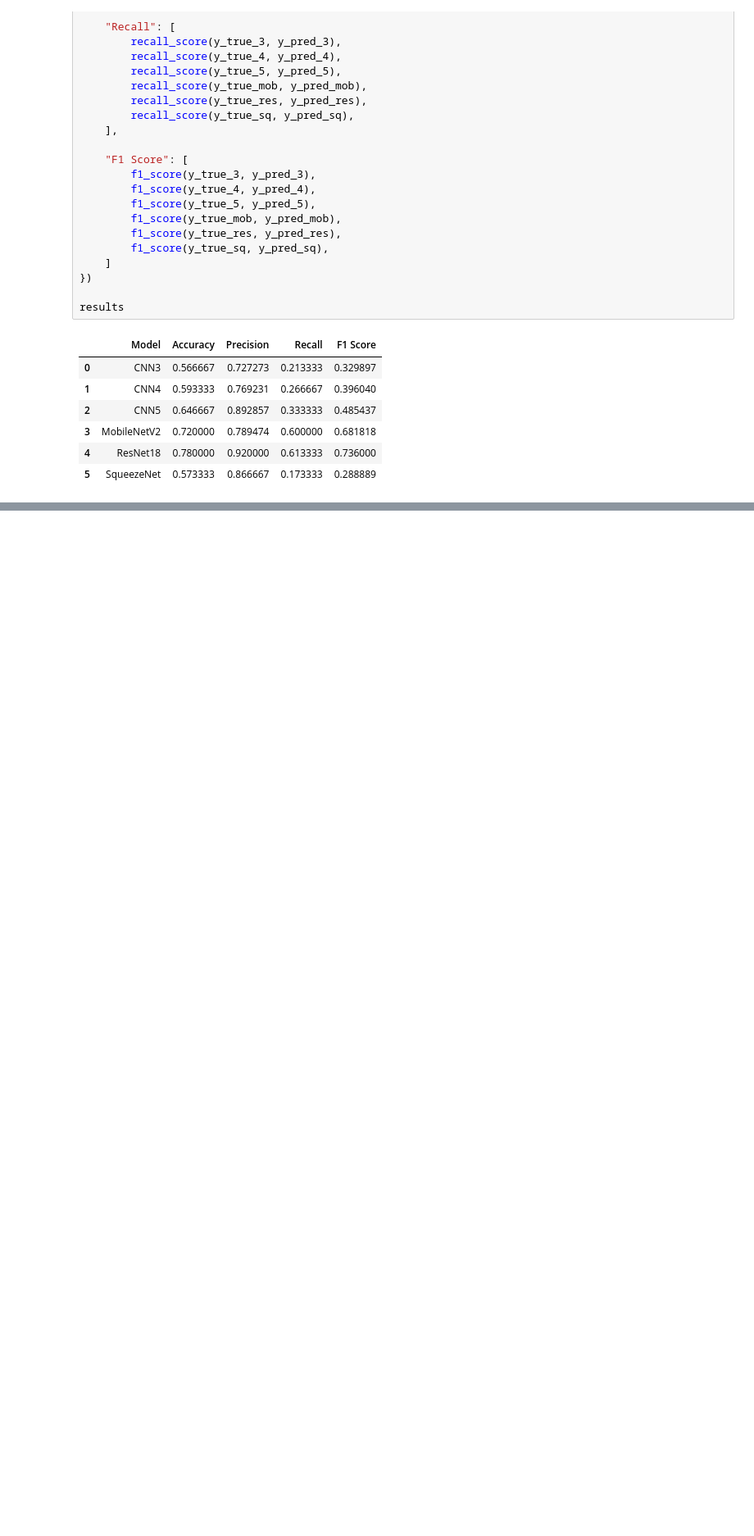
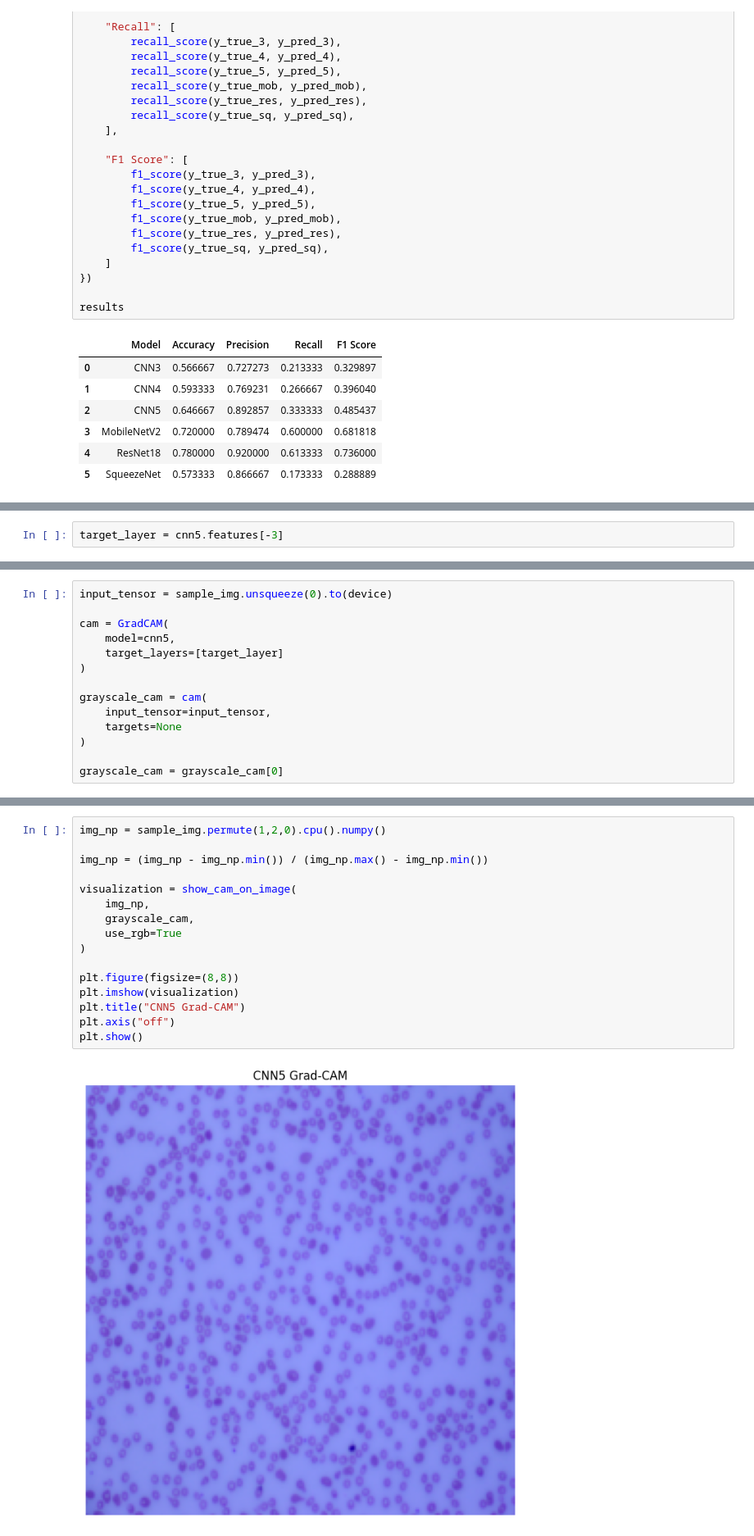
Before and after one commit to Haniakhan702/AneRBC-ANN-and-DL, a Jupyter notebook: AneRBC_ANN_and_DL.ipynb, the cells around one changed output, grey strips where cells are left out. Shown at 82% size. Cells and saved outputs as stored; diff of their text form; blank space fills up the shorter version.

```diff
--- a/AneRBC_ANN_and_DL.ipynb
+++ b/AneRBC_ANN_and_DL.ipynb
@@ -1422,0 +1464,2 @@ results
+# %%
+target_layer = cnn5.features[-3]
@@ -1422,0 +1468,14 @@ results
+# %%
+input_tensor = sample_img.unsqueeze(0).to(device)
+
+cam = GradCAM(
+    model=cnn5,
+    target_layers=[target_layer]
+)
+
+grayscale_cam = cam(
+    input_tensor=input_tensor,
+    targets=None
+)
+
+grayscale_cam = grayscale_cam[0]
@@ -1422,0 +1484,18 @@ results
+# %%
+img_np = sample_img.permute(1,2,0).cpu().numpy()
+
+img_np = (img_np - img_np.min()) / (img_np.max() - img_np.min())
+
+visualization = show_cam_on_image(
+    img_np,
+    grayscale_cam,
+    use_rgb=True
+)
+
+plt.figure(figsize=(8,8))
+plt.imshow(visualization)
+plt.title("CNN5 Grad-CAM")
+plt.axis("off")
+plt.show()
+# %% [output]
+[figure, added]
```
Also changed, not shown: parts of 19 cells of this notebook.
